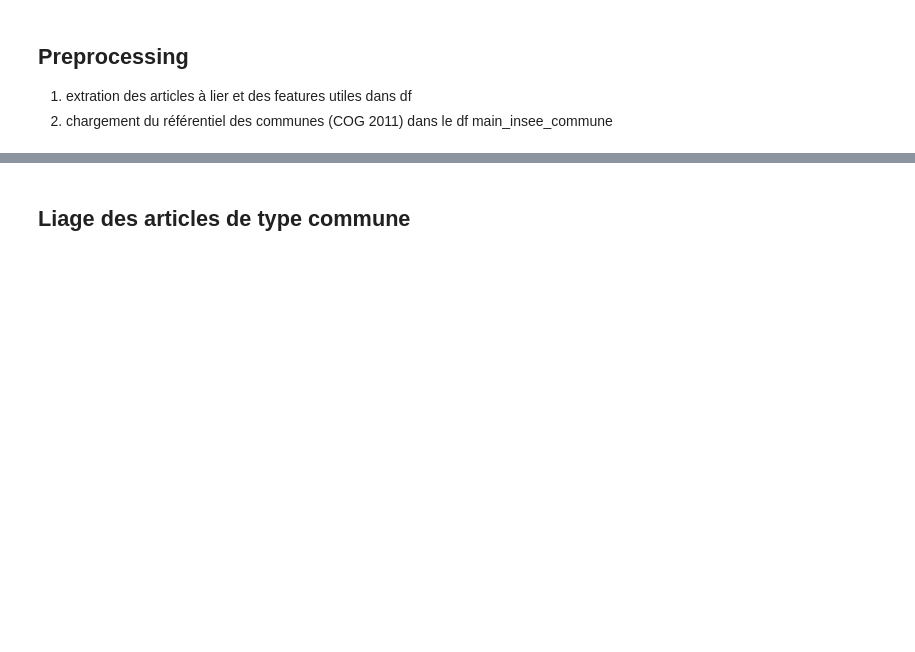
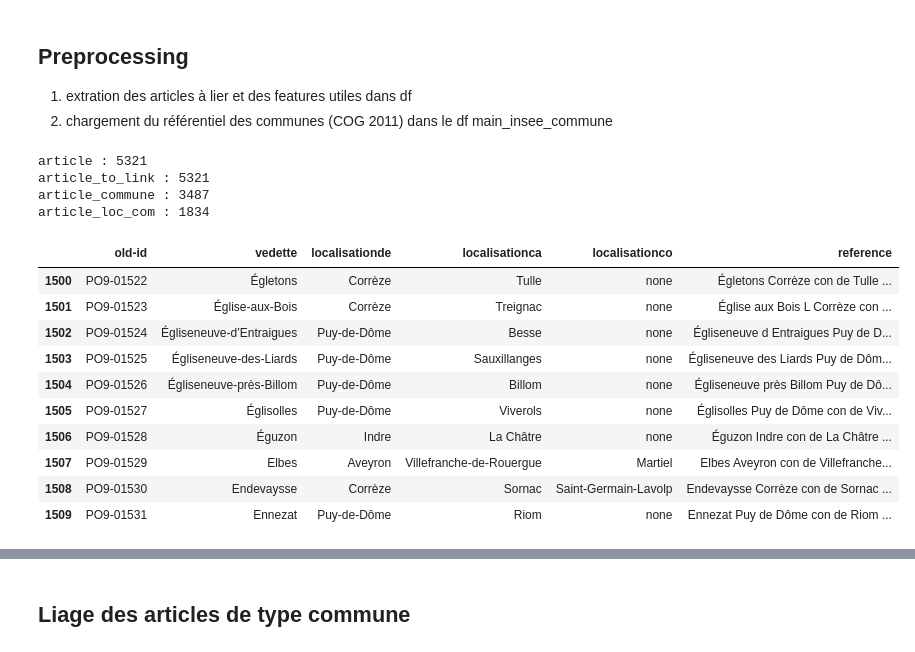
Before and after one commit to chartes/dico-topo, a Jupyter notebook: utils/pouille/linking.ipynb, the cells around one changed output, grey strips where cells are left out. Saved outputs shown, nothing was run; the diff lists cells and outputs as text; code cells hidden in the pictures; blank space fills up the shorter version.

```diff
--- a/utils/pouille/linking.ipynb
+++ b/utils/pouille/linking.ipynb
@@ -14,7 +16,7 @@ print(sys.executable)
 # %%
 # Extraction des features de chaque article à lier dans un df
 
-xml_file = '../../data/PO_t8/PO_t8.xml'
+xml_file = '../../data/PO_t9/PO_t9.xml'
 xml_tree = etree.parse(xml_file)
 
 data = []
@@ -81,33 +83,49 @@ for article in xml_tree.xpath('//article'):
     article_text = re.sub(r'\W', ' ', article.xpath('string(.)'))
 
     # on insère tout dans un dictionnaire
     data.append({
         'old-id': article.get('old-id'),
         'vedette': vedette,
         'localisationde': localisationde,
         'localisationca': localisationca,
         'localisationco': localisationco,
         'reference': article_text  # Ajouter la colonne "reference"
     })
 
 df = pd.DataFrame(data)
 
 '''
 article : nombre d’articles dans la source => `//article`
 article_to_link : nombre d’articles à lier (en France) => `//article[not(localisationpa)]`
 article_commune : nombre d’articles de type commune => `//article[not(localisationpa) and not(localisationco)]`
 article_loc_com : nombre d’articles localisés dans une commune => `//article[not(localisationpa) and localisationco]`
 '''
 report = dict(
     article = i,
     article_to_link = len(df.index),
     article_commune = (df.localisationco == 'none').sum(),
     article_loc_com = (df.localisationco != 'none').sum()
 )
 
 # check
 [print(k,':',v) for k, v in report.items()]
 df.iloc[1500:1510, :]
+# %% [output]
+article : 5321
+article_to_link : 5321
+article_commune : 3487
+article_loc_com : 1834
+|  | old-id | vedette | localisationde | localisationca | localisationco | reference |
+| 1500 | PO9-01522 | Égletons | Corrèze | Tulle | none | Égletons Corrèze con de Tulle ... |
+| 1501 | PO9-01523 | Église-aux-Bois | Corrèze | Treignac | none | Église aux Bois L Corrèze con ... |
+| 1502 | PO9-01524 | Égliseneuve-d’Entraigues | Puy-de-Dôme | Besse | none | Égliseneuve d Entraigues Puy de D... |
+| 1503 | PO9-01525 | Égliseneuve-des-Liards | Puy-de-Dôme | Sauxillanges | none | Égliseneuve des Liards Puy de Dôm... |
+| 1504 | PO9-01526 | Égliseneuve-près-Billom | Puy-de-Dôme | Billom | none | Égliseneuve près Billom Puy de Dô... |
+| 1505 | PO9-01527 | Églisolles | Puy-de-Dôme | Viverols | none | Églisolles Puy de Dôme con de Viv... |
+| 1506 | PO9-01528 | Éguzon | Indre | La Châtre | none | Éguzon Indre con de La Châtre ... |
+| 1507 | PO9-01529 | Elbes | Aveyron | Villefranche-de-Rouergue | Martiel | Elbes Aveyron con de Villefranche... |
+| 1508 | PO9-01530 | Endevaysse | Corrèze | Sornac | Saint-Germain-Lavolp | Endevaysse Corrèze con de Sornac ... |
+| 1509 | PO9-01531 | Ennezat | Puy-de-Dôme | Riom | none | Ennezat Puy de Dôme con de Riom ... |
 # %%
 # Copiez les colonnes d'origine
 df['vedette_orig'] = df['vedette']
```
Also changed, not shown: parts of 34 cells of this notebook.
